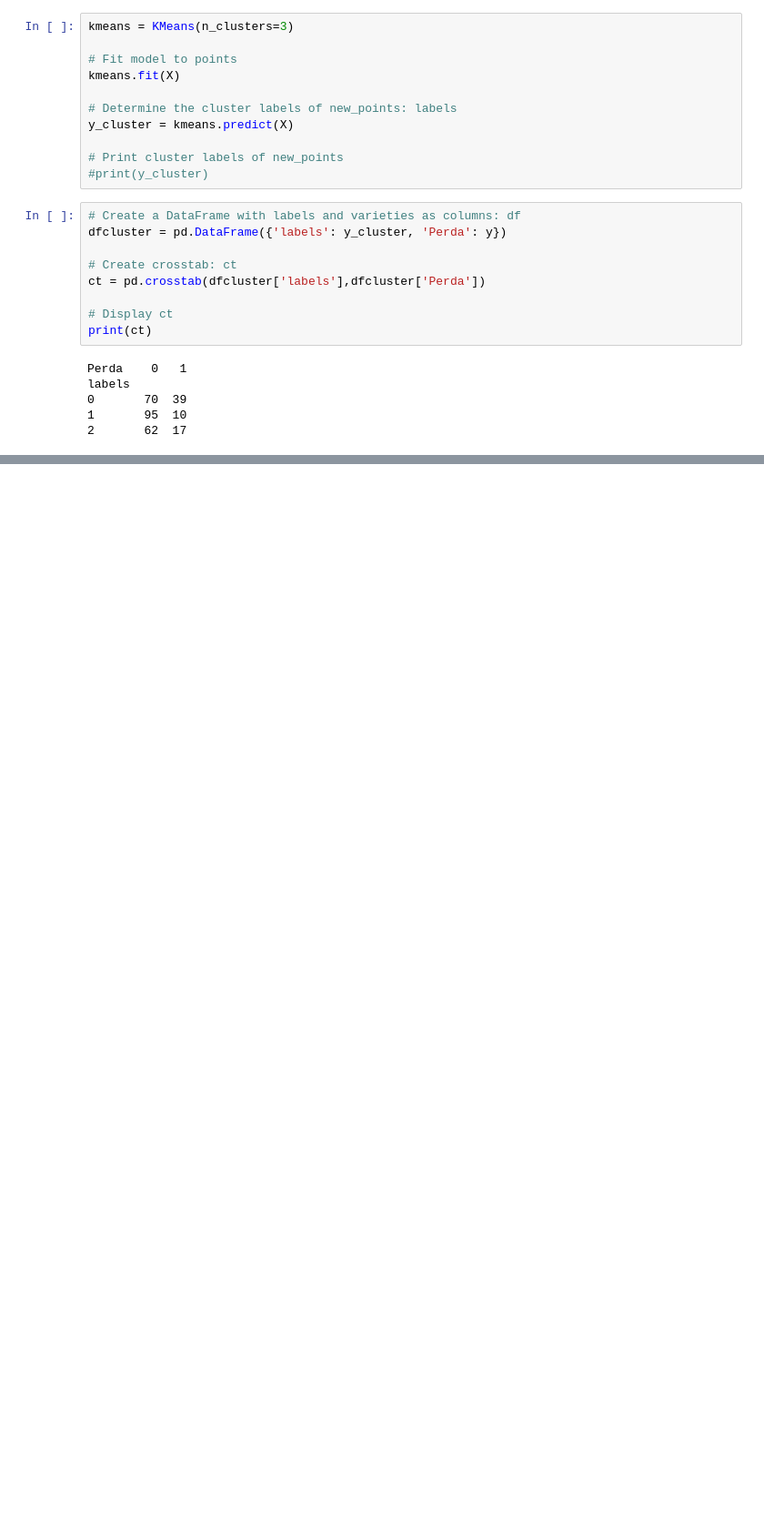
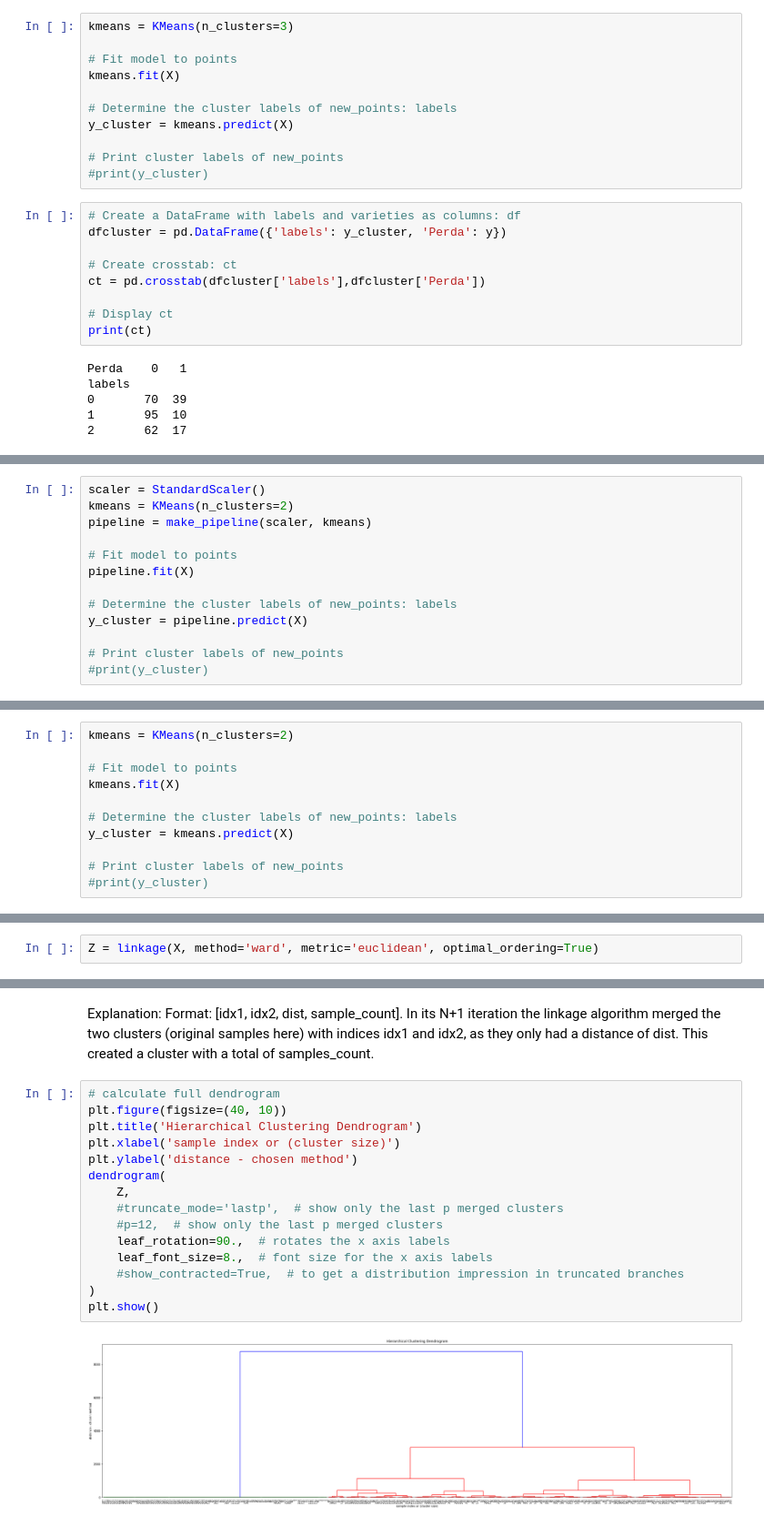
Before and after one commit to giovanimachado/mSc, a Jupyter notebook: clusterAnalysis.ipynb, the cells around one changed output, grey strips where cells are left out. Shown at 91% size. Saved outputs shown, nothing was run; the diff lists cells and outputs as text; blank space fills up the shorter version.

Commit message:
Add Hierarchical clustering and DBSCAN Analyses

```diff
--- a/clusterAnalysis.ipynb
+++ b/clusterAnalysis.ipynb
@@ -165,0 +252,13 @@ labels
+# %%
+scaler = StandardScaler()
+kmeans = KMeans(n_clusters=2)
+pipeline = make_pipeline(scaler, kmeans)
+
+# Fit model to points
+pipeline.fit(X)
+
+# Determine the cluster labels of new_points: labels
+y_cluster = pipeline.predict(X)
+
+# Print cluster labels of new_points
+#print(y_cluster)
@@ -165,0 +281,11 @@ labels
+# %%
+kmeans = KMeans(n_clusters=2)
+
+# Fit model to points
+kmeans.fit(X)
+
+# Determine the cluster labels of new_points: labels
+y_cluster = kmeans.predict(X)
+
+# Print cluster labels of new_points
+#print(y_cluster)
@@ -165,0 +320,2 @@ labels
+# %%
+Z = linkage(X, method='ward', metric='euclidean', optimal_ordering=True)
@@ -165,0 +347,21 @@ labels
+# %% [markdown]
+Explanation:
+Format: [idx1, idx2, dist, sample_count].
+In its N+1 iteration the linkage algorithm merged the two clusters (original samples here) with indices idx1 and idx2, as they only had a distance of dist. This created a cluster with a total of samples_count.
+# %%
+# calculate full dendrogram
+plt.figure(figsize=(40, 10))
+plt.title('Hierarchical Clustering Dendrogram')
+plt.xlabel('sample index or (cluster size)')
+plt.ylabel('distance - chosen method')
+dendrogram(
+    Z,
+    #truncate_mode='lastp',  # show only the last p merged clusters
+    #p=12,  # show only the last p merged clusters
+    leaf_rotation=90.,  # rotates the x axis labels
+    leaf_font_size=8.,  # font size for the x axis labels
+    #show_contracted=True,  # to get a distribution impression in truncated branches
+)
+plt.show()
+# %% [output]
+[figure, added]
```
Also changed, not shown: parts of 56 cells of this notebook.
